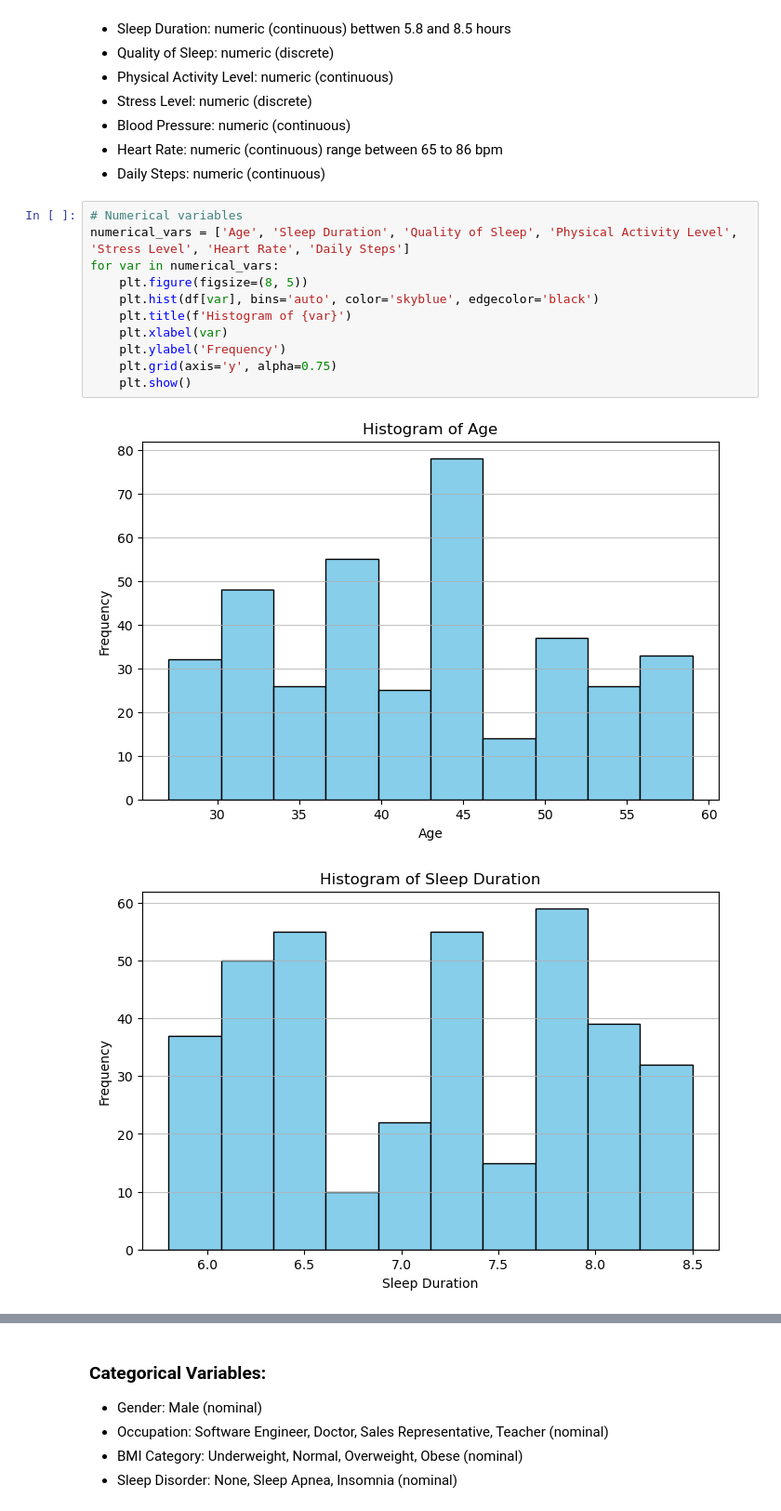
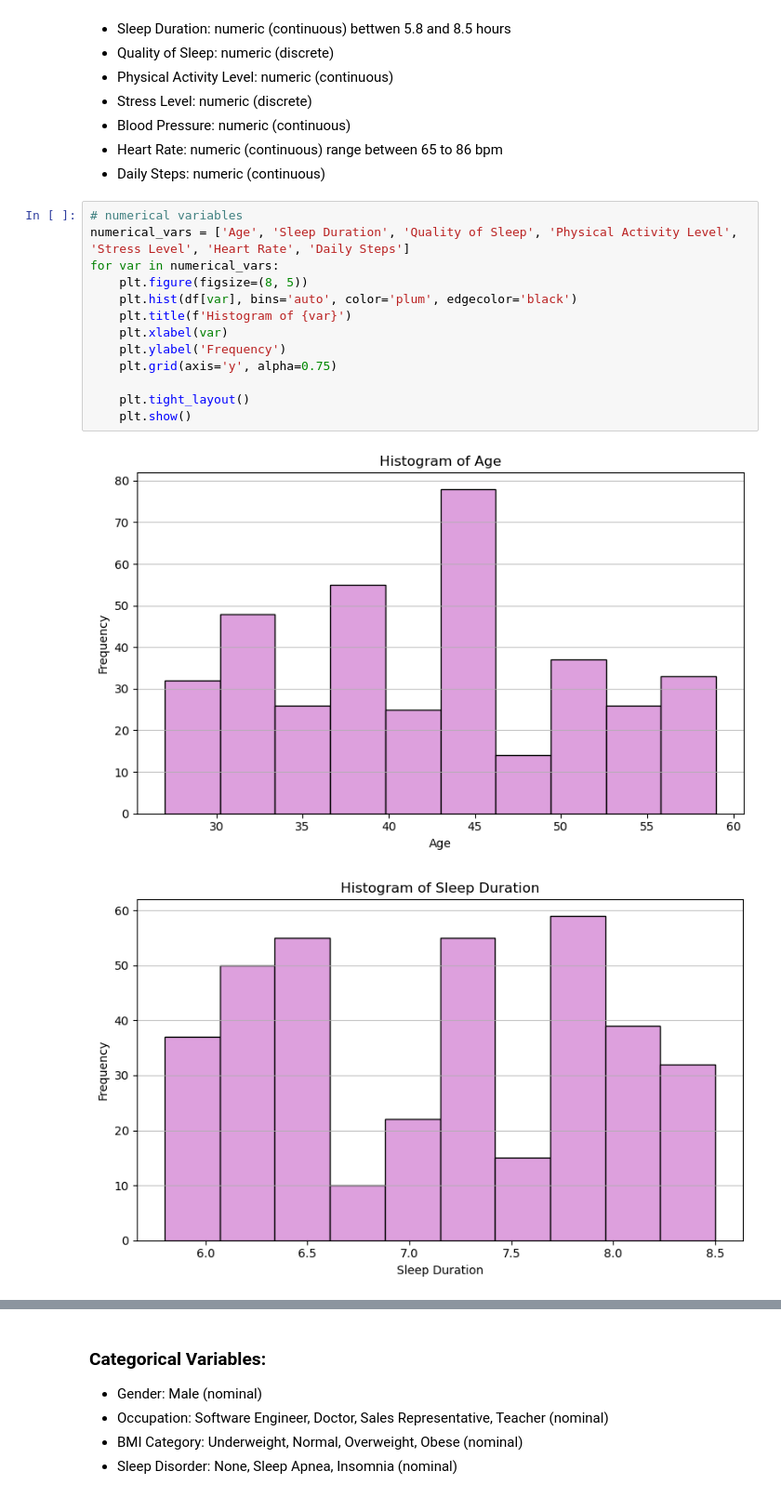
Before and after one commit to Waszka22/PfDA_Assignment, a Jupyter notebook: PfDA_Assignment.ipynb, the cells around one changed output, grey strips where cells are left out. Shown at 93% size. Drawn from its saved outputs; the diff is of its cells as text.

```diff
--- a/PfDA_Assignment.ipynb
+++ b/PfDA_Assignment.ipynb
@@ -233,16 +233,18 @@ df.describe()
 + Heart Rate: numeric (continuous) range between 65 to 86 bpm
 + Daily Steps: numeric (continuous)
 # %%
-# Numerical variables
+# numerical variables
 numerical_vars = ['Age', 'Sleep Duration', 'Quality of Sleep', 'Physical Activity Level', 'Stress Level', 'Heart Rate', 'Daily Steps']
 for var in numerical_vars:
     plt.figure(figsize=(8, 5))
-    plt.hist(df[var], bins='auto', color='skyblue', edgecolor='black')
+    plt.hist(df[var], bins='auto', color='plum', edgecolor='black')
     plt.title(f'Histogram of {var}')
     plt.xlabel(var)
     plt.ylabel('Frequency')
     plt.grid(axis='y', alpha=0.75)
+
+    plt.tight_layout()
     plt.show()
 # %% [output]
-[figure, old version]
+[figure, new version]
-[figure, old version]
+[figure, new version]
```
Also changed, not shown: parts of 13 cells of this notebook.
